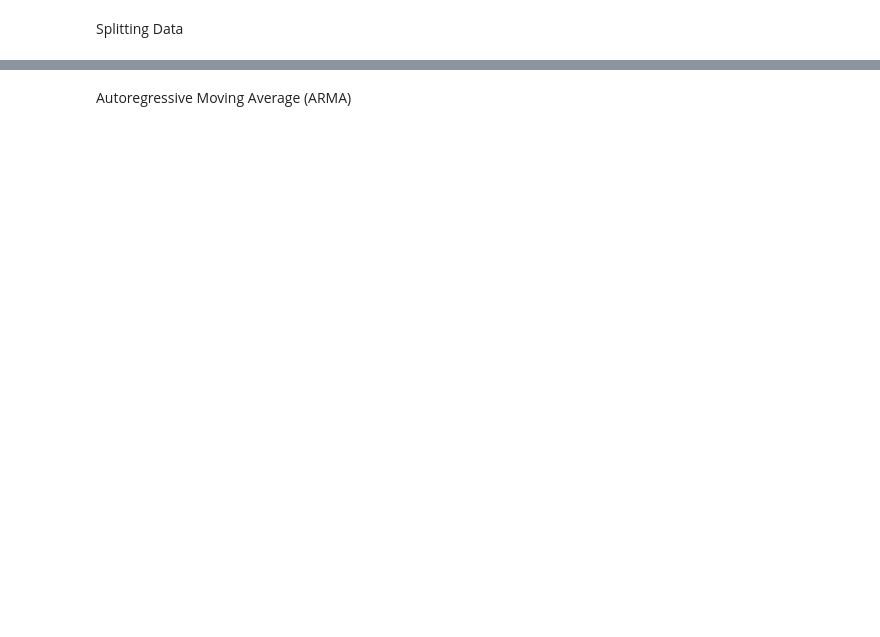
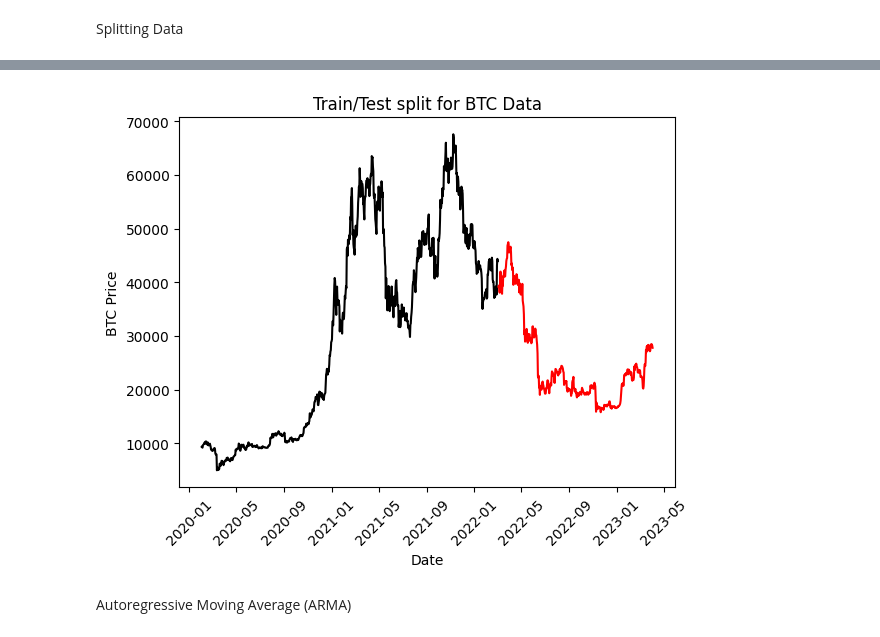
Before and after one commit to KSR313/Ml_TimeSeries, a Jupyter notebook: ML_TimeSeries.ipynb, the cells around one changed output, grey strips where cells are left out. Drawn from its saved outputs; the diff is of its cells as text; code cells hidden in the pictures; blank space fills up the shorter version.

```diff
--- a/ML_TimeSeries.ipynb
+++ b/ML_TimeSeries.ipynb
@@ -41,14 +65,17 @@ plt.plot(btc.index, btc['BTC-USD'], )
 # %%
-train = btc[btc.index < pd.to_datetime("2020-11-01", format='%Y-%m-%d')]
-test = btc[btc.index > pd.to_datetime("2020-11-01", format='%Y-%m-%d')]
+pivot_date = "2022-03-03"
+train = btc[btc.index < pd.to_datetime(pivot_date, format='%Y-%m-%d')]
+test = btc[btc.index > pd.to_datetime(pivot_date, format='%Y-%m-%d')]
 
 plt.plot(train, color = "black")
 plt.plot(test, color = "red")
 plt.ylabel('BTC Price')
 plt.xlabel('Date')
 plt.xticks(rotation=45)
 plt.title("Train/Test split for BTC Data")
 plt.show()
+# %% [output]
+[figure, added]
 # %% [markdown]
 Autoregressive Moving Average (ARMA)
 # %%
```
Also changed, not shown: parts of 22 cells of this notebook.
